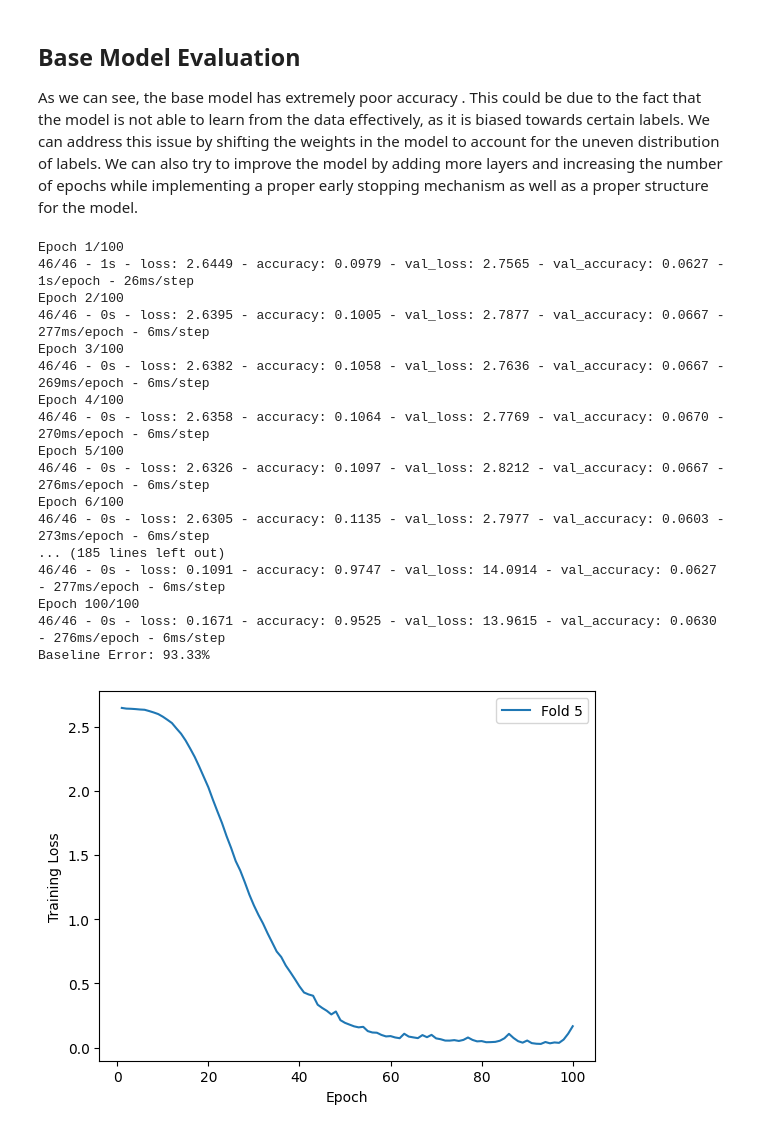
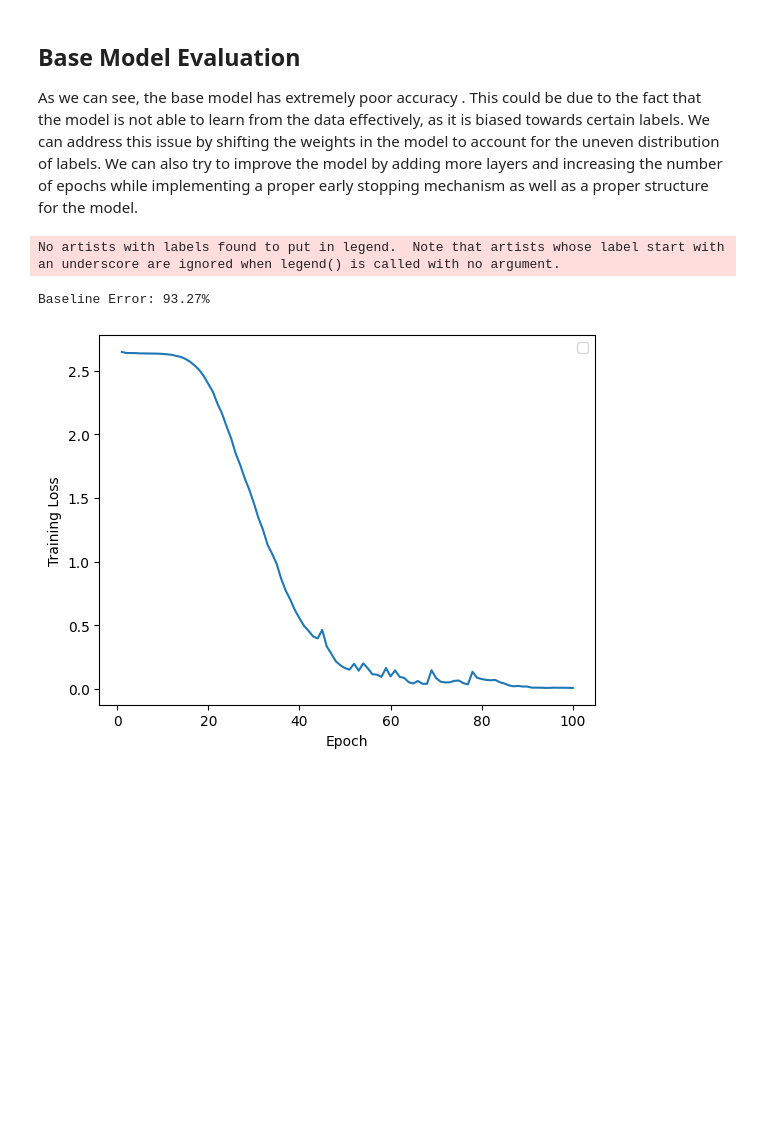
Before and after one commit to Grobbina/DELE, a Jupyter notebook: CNN.ipynb, the cells around one changed output. Drawn from its saved outputs; the diff is of its cells as text; code cells hidden in the pictures; blank space fills up the shorter version.

```diff
--- a/CNN.ipynb
+++ b/CNN.ipynb
@@ -274,59 +316,46 @@ As we can see, the base model has extremely poor accuracy . This could be due to
 # %%
-import numpy as np
-import matplotlib.pyplot as plt
-from sklearn.model_selection import KFold
-from keras import models, layers
+from keras.optimizers import Adam
 
 def Lenet(input_shape, num_classes=15):
     model = models.Sequential()
 
     # Convolutional Layer 1
     model.add(layers.Conv2D(32, (3, 3), activation='relu', input_shape=(input_shape, input_shape, 1)))
     model.add(layers.MaxPooling2D((2, 2)))
 
     # Convolutional Layer 2
     model.add(layers.Conv2D(64, (3, 3), activation='relu'))
+
+    # Convolutional Layer 3
+    model.add(layers.Conv2D(64, (3, 3), activation='relu'))
     model.add(layers.MaxPooling2D((2, 2)))
 
     model.add(layers.Flatten())
 
+    model.add(layers.Dense(512, activation='relu'))
     # Fully Connected Layer 1
     model.add(layers.Dense(128, activation='relu'))
 
     # Fully Connected Layer 2 (output layer)
     model.add(layers.Dense(num_classes, activation='softmax'))
 
-    model.compile(optimizer='adam', loss='categorical_crossentropy', metrics=['accuracy'])
+    model.compile(optimizer=Adam(learning_rate=0.001), loss='categorical_crossentropy', metrics=['accuracy'])
 
     return model
 
 model = Lenet(31)
 history = model.fit(train31_images, train31_labels, validation_data=(validation31_images, validation31_labels),
-                    epochs=100, batch_size=200, verbose=2)
+                    epochs=100, batch_size=200, verbose=0)
 
+scores = model.evaluate(validation31_images, validation31_labels, verbose=0)
 print("Baseline Error: %.2f%%" % (100-scores[1]*100))
-plt.plot(np.arange(1, 101), history.history['loss'], label=f"Fold {i + 1}")
+plt.plot(np.arange(1, 101), history.history['loss'])
 
 plt.xlabel("Epoch")
 plt.ylabel("Training Loss")
 plt.legend()
 plt.show()
 # %% [output]
-Epoch 1/100
-46/46 - 1s - loss: 2.6449 - accuracy: 0.0979 - val_loss: 2.7565 - val_accuracy: 0.0627 - 1s/epoch - 26ms/step
-Epoch 2/100
-46/46 - 0s - loss: 2.6395 - accuracy: 0.1005 - val_loss: 2.7877 - val_accuracy: 0.0667 - 277ms/epoch - 6ms/step
-Epoch 3/100
-46/46 - 0s - loss: 2.6382 - accuracy: 0.1058 - val_loss: 2.7636 - val_accuracy: 0.0667 - 269ms/epoch - 6ms/step
-Epoch 4/100
-46/46 - 0s - loss: 2.6358 - accuracy: 0.1064 - val_loss: 2.7769 - val_accuracy: 0.0670 - 270ms/epoch - 6ms/step
-Epoch 5/100
-46/46 - 0s - loss: 2.6326 - accuracy: 0.1097 - val_loss: 2.8212 - val_accuracy: 0.0667 - 276ms/epoch - 6ms/step
-Epoch 6/100
-46/46 - 0s - loss: 2.6305 - accuracy: 0.1135 - val_loss: 2.7977 - val_accuracy: 0.0603 - 273ms/epoch - 6ms/step
-... (185 lines left out)
-46/46 - 0s - loss: 0.1091 - accuracy: 0.9747 - val_loss: 14.0914 - val_accuracy: 0.0627 - 277ms/epoch - 6ms/step
-Epoch 100/100
-46/46 - 0s - loss: 0.1671 - accuracy: 0.9525 - val_loss: 13.9615 - val_accuracy: 0.0630 - 276ms/epoch - 6ms/step
-Baseline Error: 93.33%
+No artists with labels found to put in legend.  Note that artists whose label start with an underscore are ignored when legend() is called with no argument.
+Baseline Error: 93.27%
-[figure, old version]
+[figure, new version]
```
Also changed, not shown: parts of 4 cells of this notebook.
